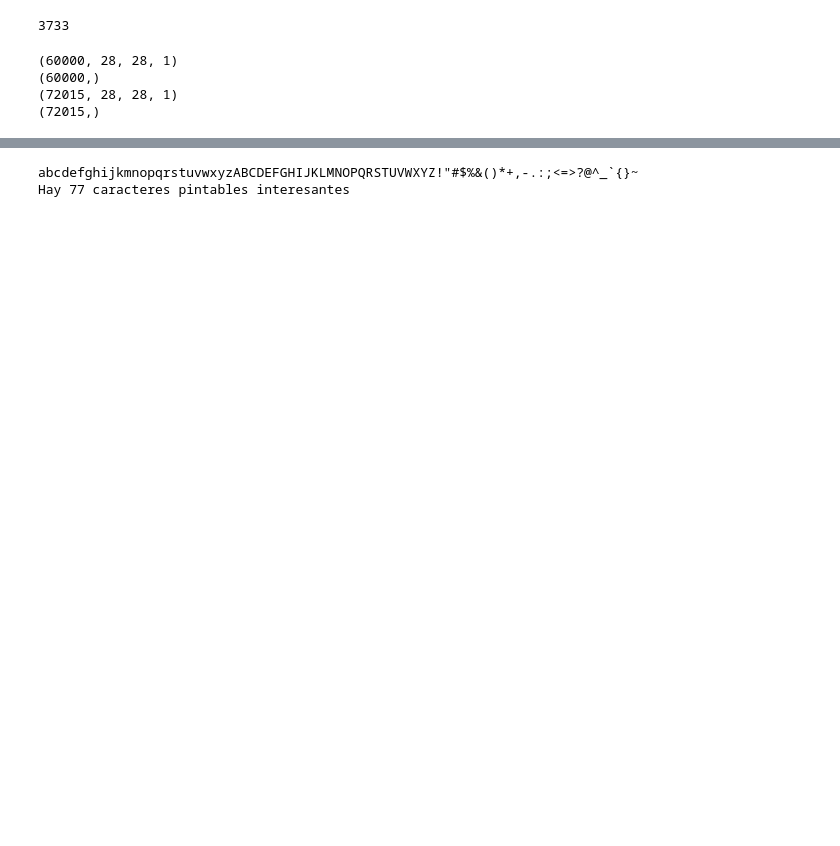
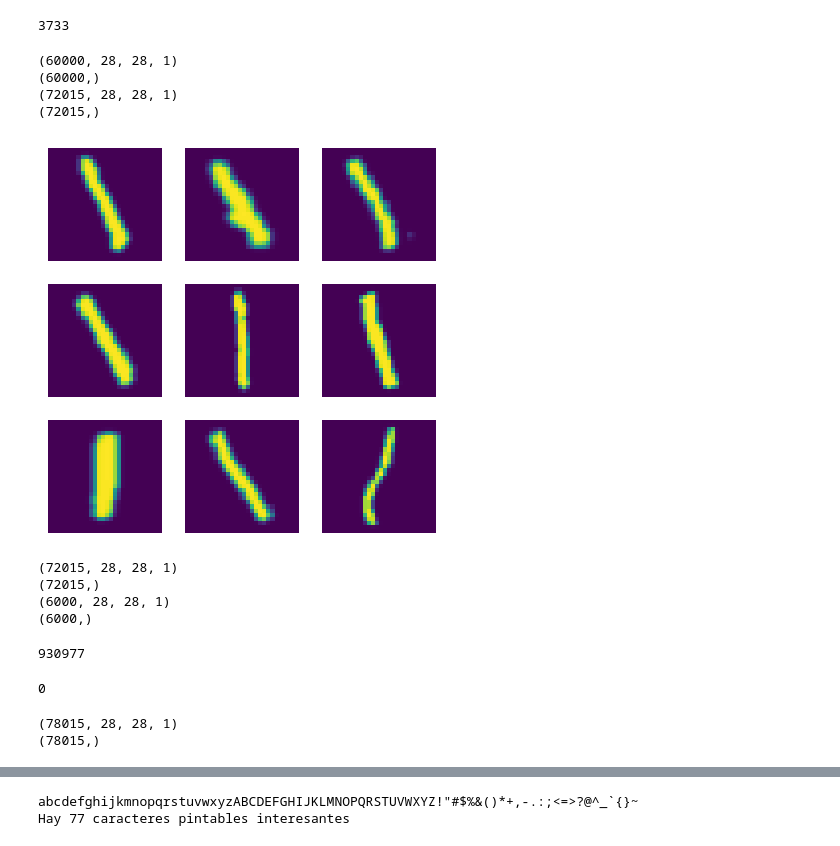
Before and after one commit to alvarolarraya/distractedMnistCompetition, a Jupyter notebook: main.ipynb, the cells around one changed output, grey strips where cells are left out. Saved outputs shown, nothing was run; the diff lists cells and outputs as text; code cells hidden in the pictures; blank space fills up the shorter version.

```diff
--- a/main.ipynb
+++ b/main.ipynb
@@ -167,3 +172,17 @@ print(train_labels_augmented.shape)
 (60000,)
 (72015, 28, 28, 1)
 (72015,)
+# %%
+number_to_transform = 1
+
+plt.figure(figsize=(5, 5))
+for i in range(9):
+    # flip the image horizontally
+    image = cv2.flip(train_imgs[train_labels == number_to_transform][i], 1)
+    cv2.imshow("image", image[0])
+    ax = plt.subplot(3, 3, i + 1)
+    plt.imshow(image)
+    plt.axis("off");
+# print(image[0].shape)
+# %% [output]
+[figure, added]
@@ -169,0 +198,10 @@ print(train_labels_augmented.shape)
+# %%
+print(train_imgs_augmented.shape)
+print(train_labels_augmented.shape)
+print(one_imgs_horizontally_flipped.shape)
+print(one_labels_horizontally_flipped.shape)
+# %% [output]
+(72015, 28, 28, 1)
+(72015,)
+(6000, 28, 28, 1)
+(6000,)
@@ -169,0 +216,14 @@ print(train_labels_augmented.shape)
+# %%
+np.sum(one_imgs_horizontally_flipped != 0)
+# %% [output]
+930977
+# %%
+np.sum(one_labels_horizontally_flipped != 1)
+# %% [output]
+0
+# %%
+print(train_imgs_augmented.shape)
+print(train_labels_augmented.shape)
+# %% [output]
+(78015, 28, 28, 1)
+(78015,)
```
Also changed, not shown: parts of 24 cells of this notebook, 1 other file.
